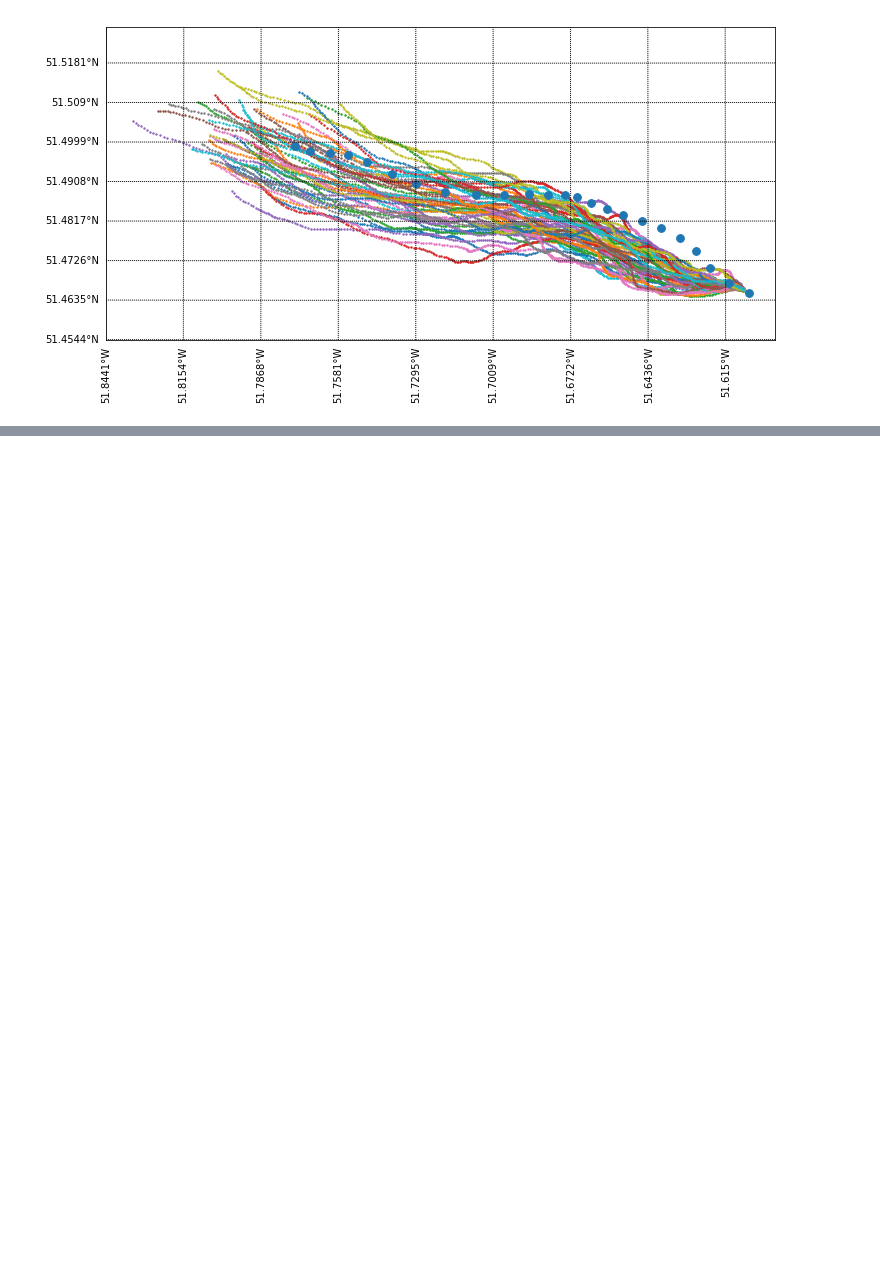
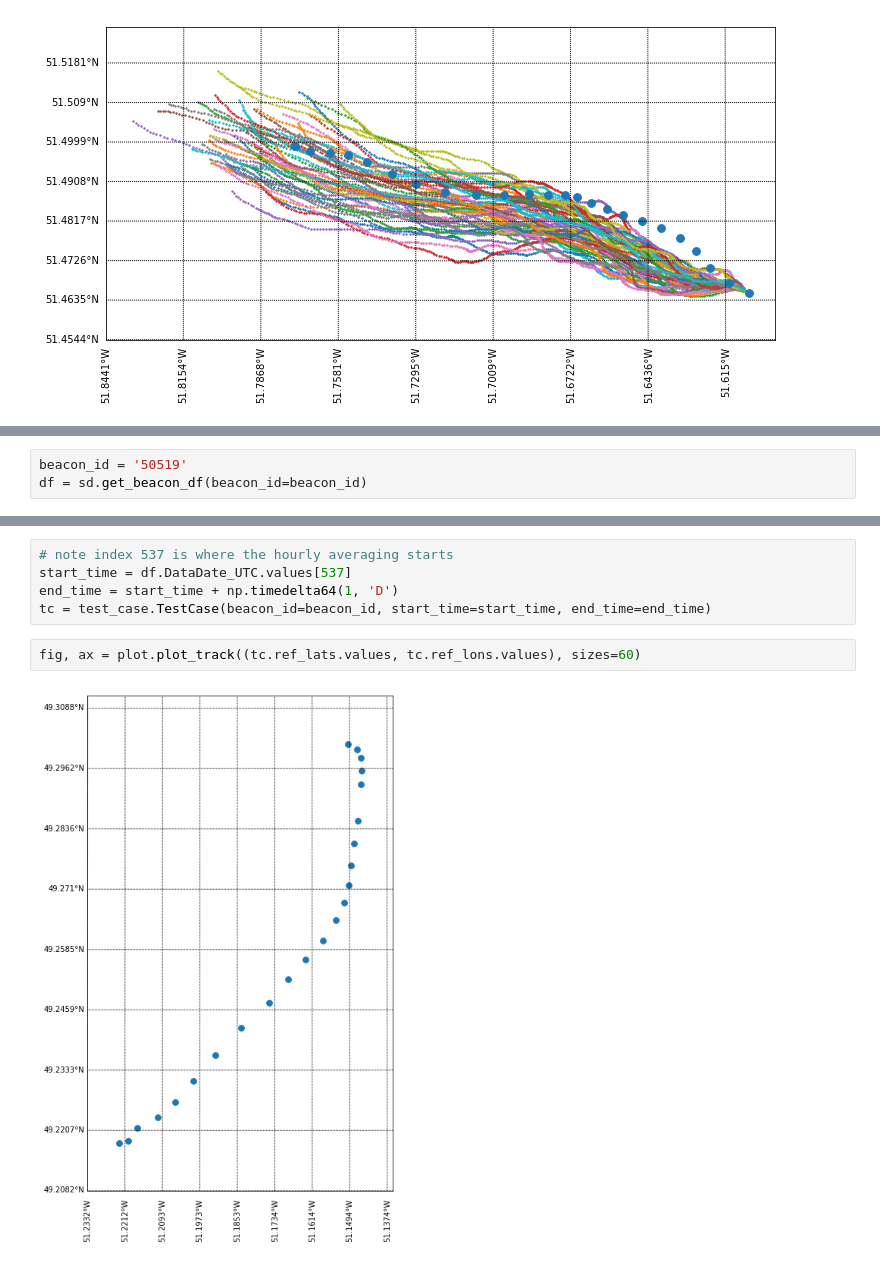
Before and after one commit to jmunroe/IceDEF, a Jupyter notebook: notebooks/ensemble3.ipynb, the cells around one changed output, grey strips where cells are left out. Saved outputs shown, nothing was run; the diff lists cells and outputs as text; blank space fills up the shorter version.

```diff
--- a/notebooks/ensemble3.ipynb
+++ b/notebooks/ensemble3.ipynb
@@ -149,0 +224,3 @@ fig, ax = sim.results.plot(labels, sizes=sizes)
+# %%
+beacon_id = '50519'
+df = sd.get_beacon_df(beacon_id=beacon_id)
@@ -149,0 +229,9 @@ fig, ax = sim.results.plot(labels, sizes=sizes)
+# %%
+# note index 537 is where the hourly averaging starts
+start_time = df.DataDate_UTC.values[537]
+end_time = start_time + np.timedelta64(1, 'D')
+tc = test_case.TestCase(beacon_id=beacon_id, start_time=start_time, end_time=end_time)
+# %%
+fig, ax = plot.plot_track((tc.ref_lats.values, tc.ref_lons.values), sizes=60)
+# %% [output]
+[figure, added]
```
Also changed, not shown: parts of 27 cells of this notebook.
